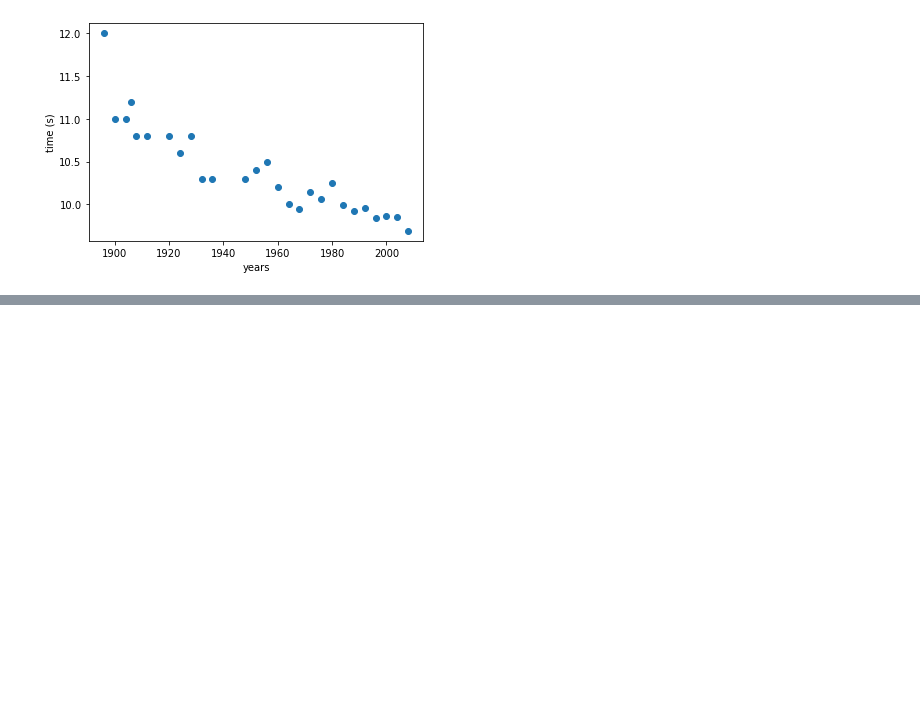
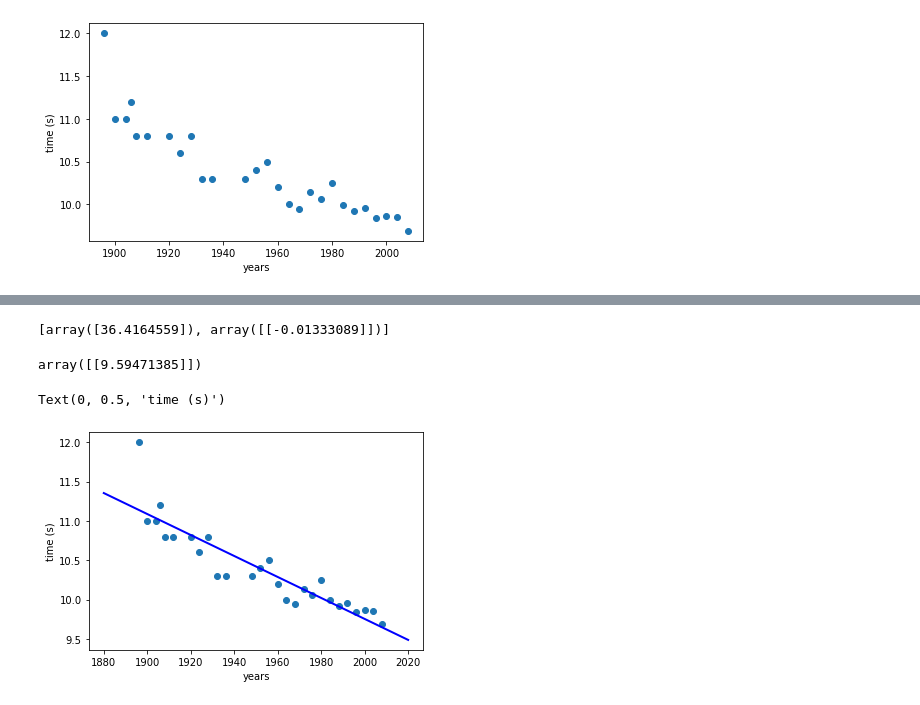
Before and after one commit to nibagon/MLforDS, a Jupyter notebook: Unit1_regression/regression.ipynb, the cells around one changed output, grey strips where cells are left out. Cells and saved outputs as stored; diff of their text form; code cells hidden in the pictures; blank space fills up the shorter version.

```diff
--- a/Unit1_regression/regression.ipynb
+++ b/Unit1_regression/regression.ipynb
@@ -36,0 +67,27 @@ Text(0, 0.5, 'time (s)')
+# %%
+from sklearn.linear_model import LinearRegression
+#do not repet this one because it will create 4 dimension arrays
+x=x[:,None]
+t=t[:,None]
+
+reg=LinearRegression().fit(x,t)
+# %%
+[reg.intercept_,reg.coef_]# y1 and m
+# %% [output]
+[array([36.4164559]), array([[-0.01333089]])]
+# %%
+reg.predict(np.array([[2012]]))
+# %% [output]
+array([[9.59471385]])
+# %%
+x_test=np.linspace(1880,2020,100)[:,None] #important to add the [:,none]
+f_test=reg.predict(x_test)
+
+plt.plot(x_test,f_test, "b-", linewidth=2)
+
+plt.scatter(x,t)
+plt.xlabel("years")
+plt.ylabel("time (s)")
+# %% [output]
+Text(0, 0.5, 'time (s)')
+[figure, added]
```
Also changed, not shown: parts of 12 cells of this notebook.
